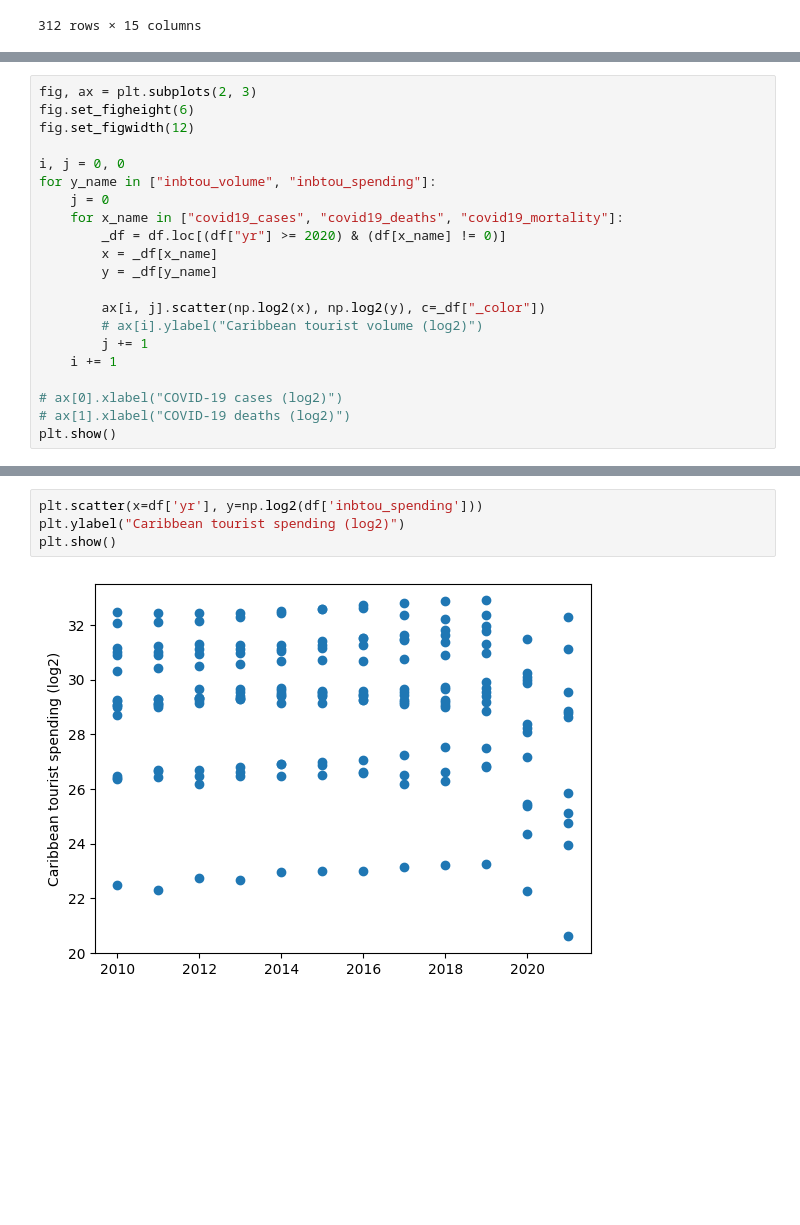
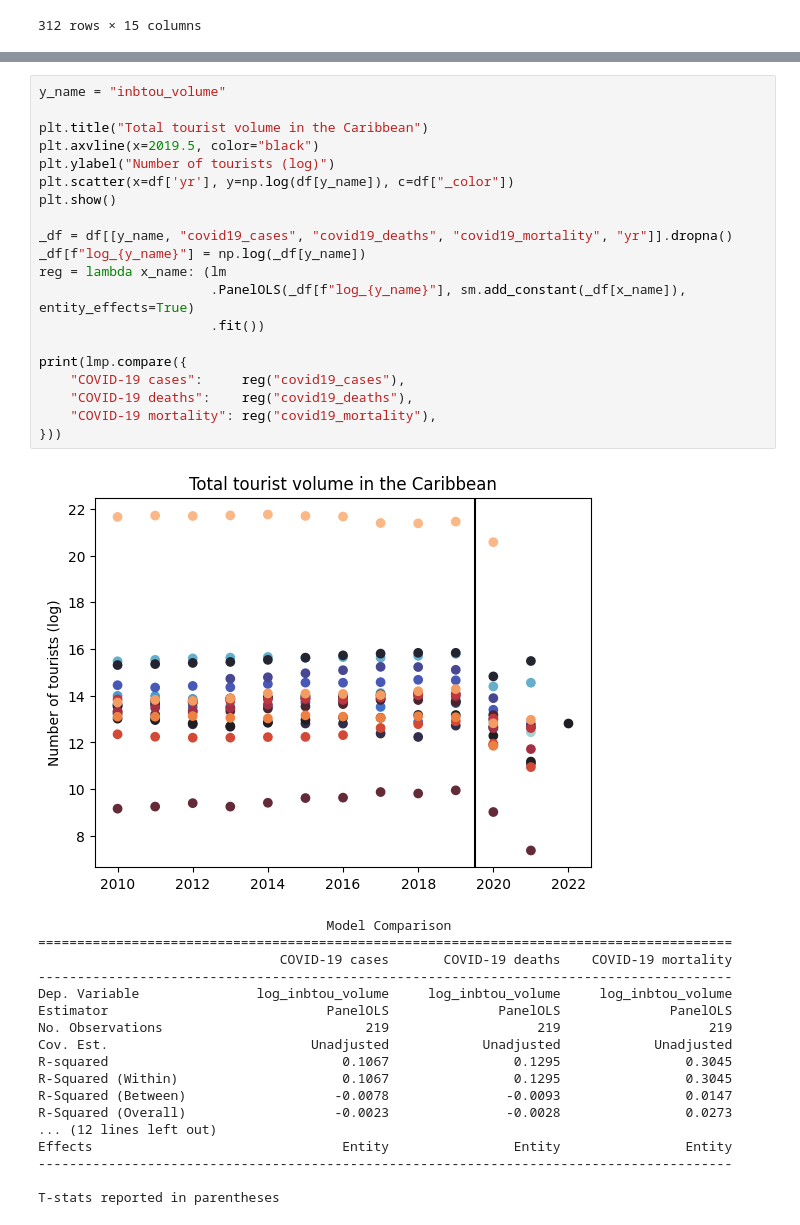
Before and after one commit to andreiui/csec491, a Jupyter notebook: code/analysis/_CARIBBEAN/main.ipynb, the cells around one changed output, grey strips where cells are left out. Drawn from its saved outputs; the diff is of its cells as text; blank space fills up the shorter version.

```diff
--- a/code/analysis/_CARIBBEAN/main.ipynb
+++ b/code/analysis/_CARIBBEAN/main.ipynb
@@ -81,21 +107,0 @@ _df[["covid19_cases", "covid19_deaths", "covid19_mortality", "lat", "long"]].cor
-# %%
-fig, ax = plt.subplots(2, 3)
-fig.set_figheight(6)
-fig.set_figwidth(12)
-
-i, j = 0, 0
-for y_name in ["inbtou_volume", "inbtou_spending"]:
-    j = 0
-    for x_name in ["covid19_cases", "covid19_deaths", "covid19_mortality"]:
-        _df = df.loc[(df["yr"] >= 2020) & (df[x_name] != 0)]
-        x = _df[x_name]
-        y = _df[y_name]
-
-        ax[i, j].scatter(np.log2(x), np.log2(y), c=_df["_color"])
-        # ax[i].ylabel("Caribbean tourist volume (log2)")
-        j += 1
-    i += 1
-
-# ax[0].xlabel("COVID-19 cases (log2)")
-# ax[1].xlabel("COVID-19 deaths (log2)")
-plt.show()
@@ -251,6 +108,39 @@ plt.show()
-# %%
-plt.scatter(x=df['yr'], y=np.log2(df['inbtou_spending']))
-plt.ylabel("Caribbean tourist spending (log2)")
-plt.show()
-# %% [output]
-[figure, removed]
+# %%
+y_name = "inbtou_volume"
+
+plt.title("Total tourist volume in the Caribbean")
+plt.axvline(x=2019.5, color="black")
+plt.ylabel("Number of tourists (log)")
+plt.scatter(x=df['yr'], y=np.log(df[y_name]), c=df["_color"])
+plt.show()
+
+_df = df[[y_name, "covid19_cases", "covid19_deaths", "covid19_mortality", "yr"]].dropna()
+_df[f"log_{y_name}"] = np.log(_df[y_name])
+reg = lambda x_name: (lm
+                      .PanelOLS(_df[f"log_{y_name}"], sm.add_constant(_df[x_name]), entity_effects=True)
+                      .fit())
+
+print(lmp.compare({
+    "COVID-19 cases":     reg("covid19_cases"),
+    "COVID-19 deaths":    reg("covid19_deaths"),
+    "COVID-19 mortality": reg("covid19_mortality"),
+}))
+# %% [output]
+[figure, added]
+                                     Model Comparison
+=========================================================================================
+                               COVID-19 cases       COVID-19 deaths    COVID-19 mortality
+-----------------------------------------------------------------------------------------
+Dep. Variable               log_inbtou_volume     log_inbtou_volume     log_inbtou_volume
+Estimator                            PanelOLS              PanelOLS              PanelOLS
+No. Observations                          219                   219                   219
+Cov. Est.                          Unadjusted            Unadjusted            Unadjusted
+R-squared                              0.1067                0.1295                0.3045
+R-Squared (Within)                     0.1067                0.1295                0.3045
+R-Squared (Between)                   -0.0078               -0.0093                0.0147
+R-Squared (Overall)                   -0.0023               -0.0028                0.0273
+... (12 lines left out)
+Effects                                Entity                Entity                Entity
+-----------------------------------------------------------------------------------------
+
+T-stats reported in parentheses
```
Also changed, not shown: parts of 20 cells of this notebook.
